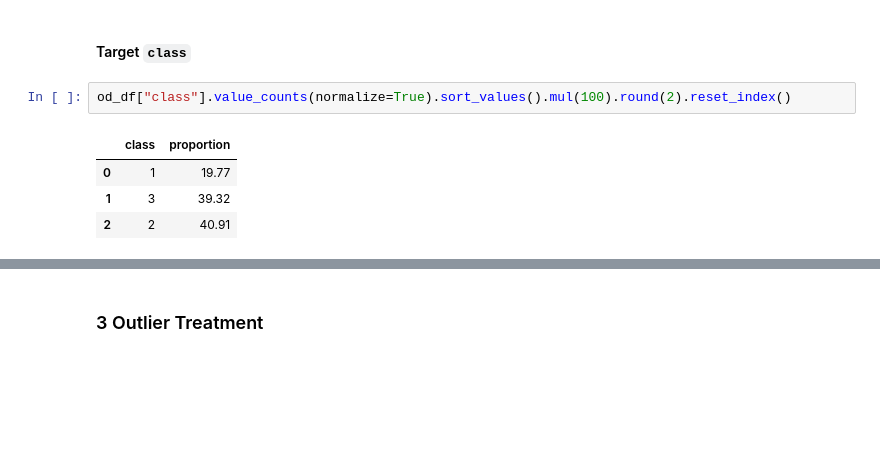
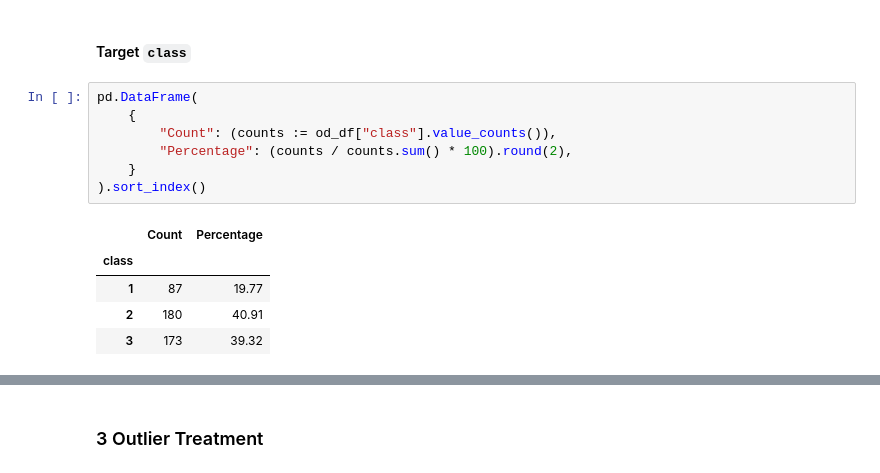
Before and after one commit to dheemanth-bhat/supervised-ml-algorithms, a Jupyter notebook: 03_K_Nearest_Neighbors/04_Project_1.ipynb, the cells around one changed output, grey strips where cells are left out. Drawn from its saved outputs; the diff is of its cells as text; blank space fills up the shorter version.

```diff
--- a/03_K_Nearest_Neighbors/04_Project_1.ipynb
+++ b/03_K_Nearest_Neighbors/04_Project_1.ipynb
@@ -156,10 +156,16 @@ plt.show()
 [figure]
 # %% [markdown]
 #### Target `class`
-# %%
-od_df["class"].value_counts(normalize=True).sort_values().mul(100).round(2).reset_index()
-# %% [output]
-|  | class | proportion |
-| 0 | 1 | 19.77 |
-| 1 | 3 | 39.32 |
-| 2 | 2 | 40.91 |
+# %%
+pd.DataFrame(
+    {
+        "Count": (counts := od_df["class"].value_counts()),
+        "Percentage": (counts / counts.sum() * 100).round(2),
+    }
+).sort_index()
+# %% [output]
+|  | Count | Percentage |
+| class |  |  |
+| 1 | 87 | 19.77 |
+| 2 | 180 | 40.91 |
+| 3 | 173 | 39.32 |
```
Also changed, not shown: parts of 6 cells of this notebook, 5 other files.
